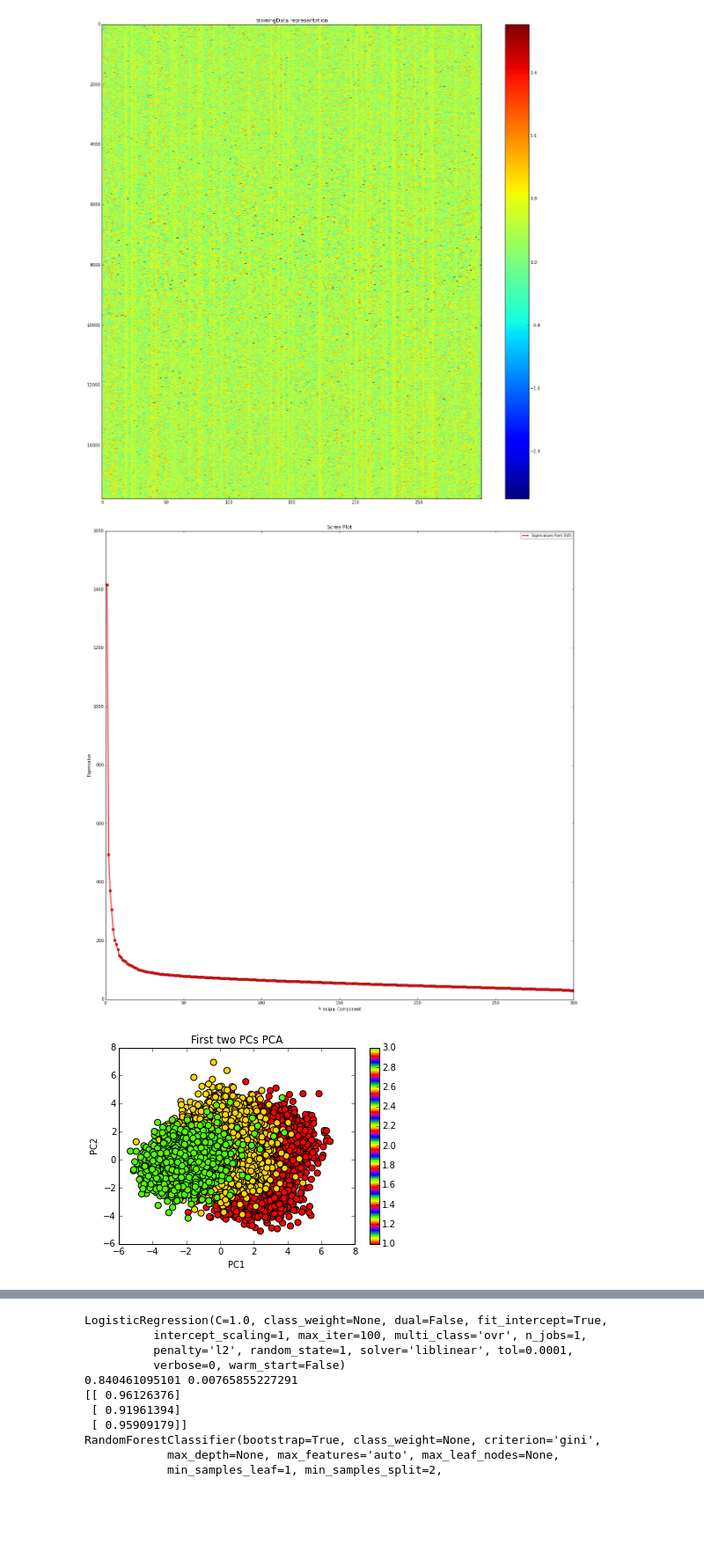
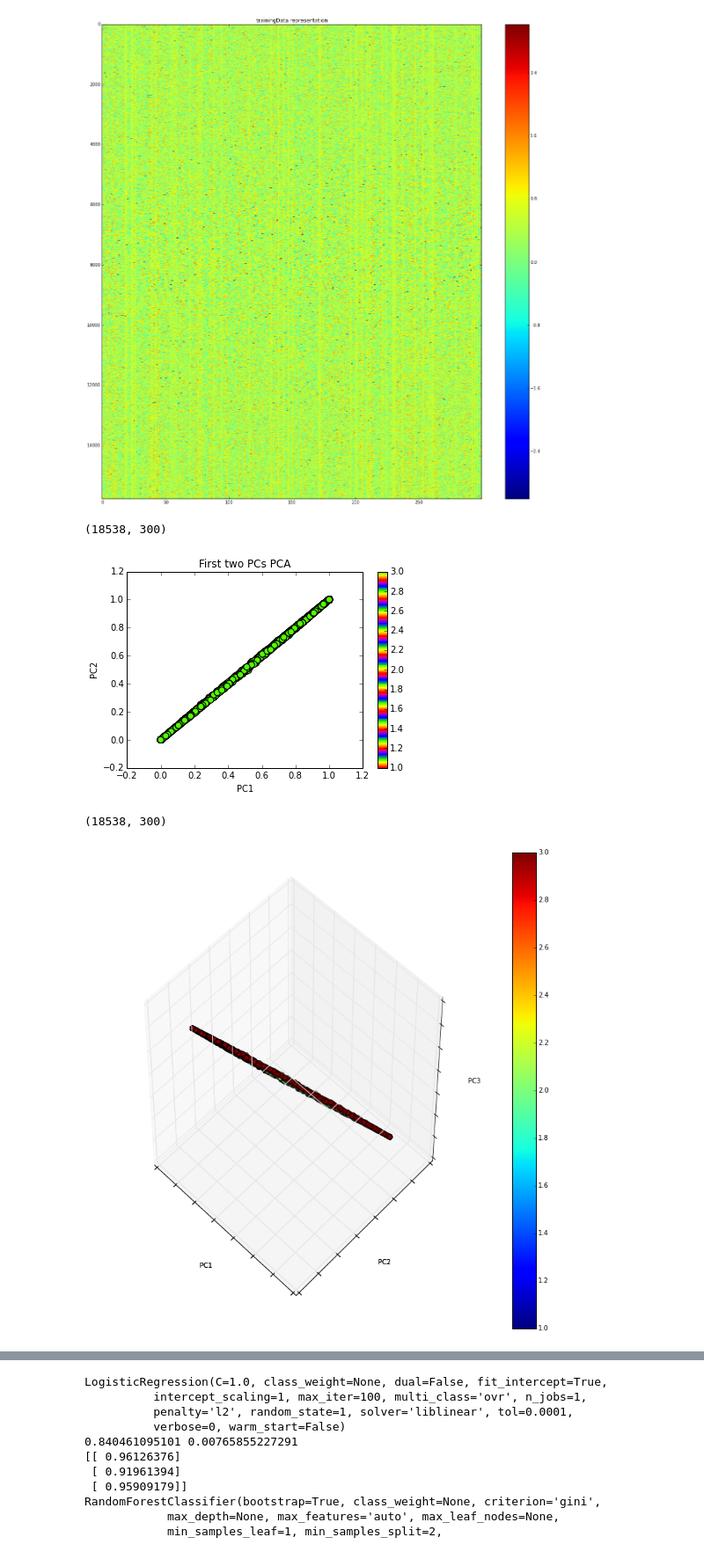
Before and after one commit to bin09122015/HW5, a Jupyter notebook: Back to basics.ipynb, the cells around one changed output, grey strips where cells are left out. Shown at 88% size. Cells and saved outputs as stored; diff of their text form; code cells hidden in the pictures; blank space fills up the shorter version.

```diff
--- a/Back to basics.ipynb
+++ b/Back to basics.ipynb
@@ -64,6 +64,8 @@ Darker colors are NAs.
 testX = pd.read_csv('testData.txt','\t', header = None)
 testX.drop(testX.columns[len(testX.columns)-1], axis = 1, inplace = True)
 # %%
+from sknn import ae, mlp
+
 def print3D(X, title, labels):
     fig = plt.figure(1, figsize=(11, 10))
     plt.title(title)
@@ -107,35 +109,70 @@ def printScreePlot(X):
     #I don't like the default legend so I typically make mine like below, e.g.
     #with smaller fonts and a bit transparent so I do not cover up data, and make
     #it moveable by the viewer in case upper-right is a bad place for it
     leg = plt.legend(['Eigenvalues from SVD'], loc='best', borderpad=0.3,
                      shadow=False, prop=matplotlib.font_manager.FontProperties(size='small'),
                      markerscale=0.4)
     leg.get_frame().set_alpha(0.4)
     leg.draggable(state=True)
     plt.show()
 
 def trainingVisualization(trainX, trainY):
 
     n_train = len(trainX)
     n_test = len(testX)
 
     X = np.concatenate((trainX, testX), axis=0)
     X = preprocessing.scale(X)
-    printScreePlot(X)
+    # printScreePlot(X)
 
     X = np.concatenate((trainX, testX), axis=0)
     X = preprocessing.scale(X)
     X = PCA(n_components=2).fit_transform(X)
     X = X[0:n_train]
-    print2D(X, 'First two PCs PCA', Y)
+    # print2D(X, 'First two PCs PCA', Y)
 
     X = np.concatenate((trainX, testX), axis=0)
     X = preprocessing.scale(X)
     X = PCA(n_components=3).fit_transform(X)
     X = X[0:n_train]
-    print3D(X, 'First three PCs PCA', Y)
+    # print3D(X, 'First three PCs PCA', Y)
+
+
+    X = np.concatenate((trainX, testX), axis=0)
+    X = preprocessing.scale(X)
+    myae = ae.AutoEncoder(
+                layers=[
+                    ae.Layer("Tanh", units=128),
+                    ae.Layer("Sigmoid", units=2)],
+                learning_rate=0.002,
+                n_iter=10)
+
+    print (X.shape)
+
+    myae.fit(X)
+    X = myae.transform(X)
+    X = X[0:n_train]
+    print2D(X, 'First two PCs PCA', Y)
+
+    X = np.concatenate((trainX, testX), axis=0)
+    X = preprocessing.scale(X)
+    myae = ae.AutoEncoder(
+                layers=[
+                    ae.Layer("Tanh", units=128),
+                    ae.Layer("Sigmoid", units=3)],
+                learning_rate=0.002,
+                n_iter=10)
+
+    print (X.shape)
+
+    myae.fit(X)
+    X = myae.transform(X)
+    X = X[0:n_train]
+    print3D(X, 'First two PCs PCA', Y)
 
 trainingVisualization(X, testX)
 # %% [output]
+(18538, 300)
-[figure, old version]
+[figure, new version]
+(18538, 300)
-[figure, old version]
+[figure, new version]
```
Also changed, not shown: parts of 2 cells of this notebook, 1 other file.
